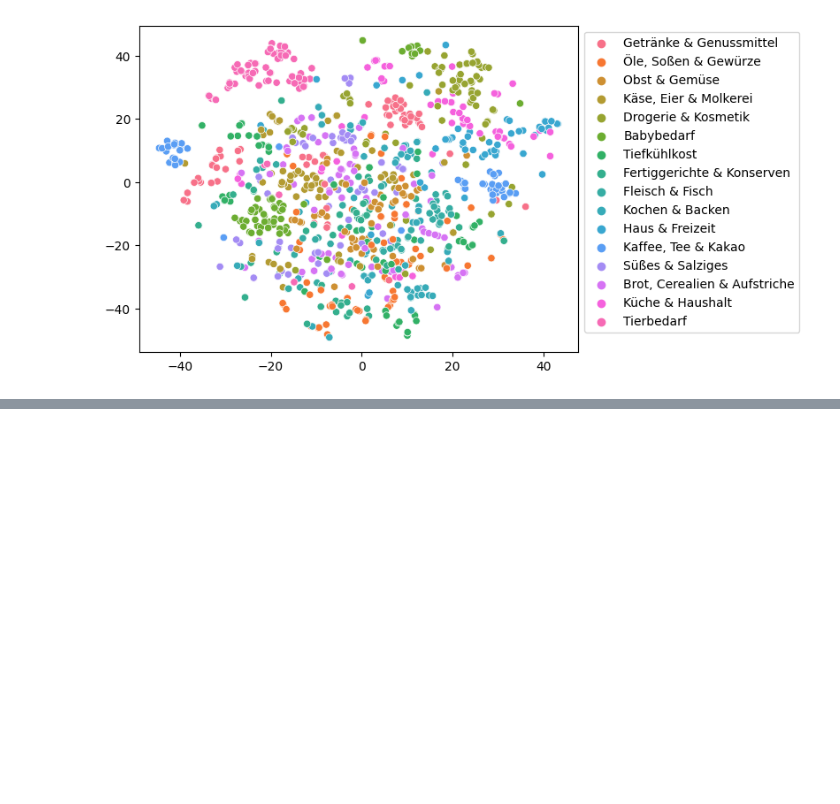
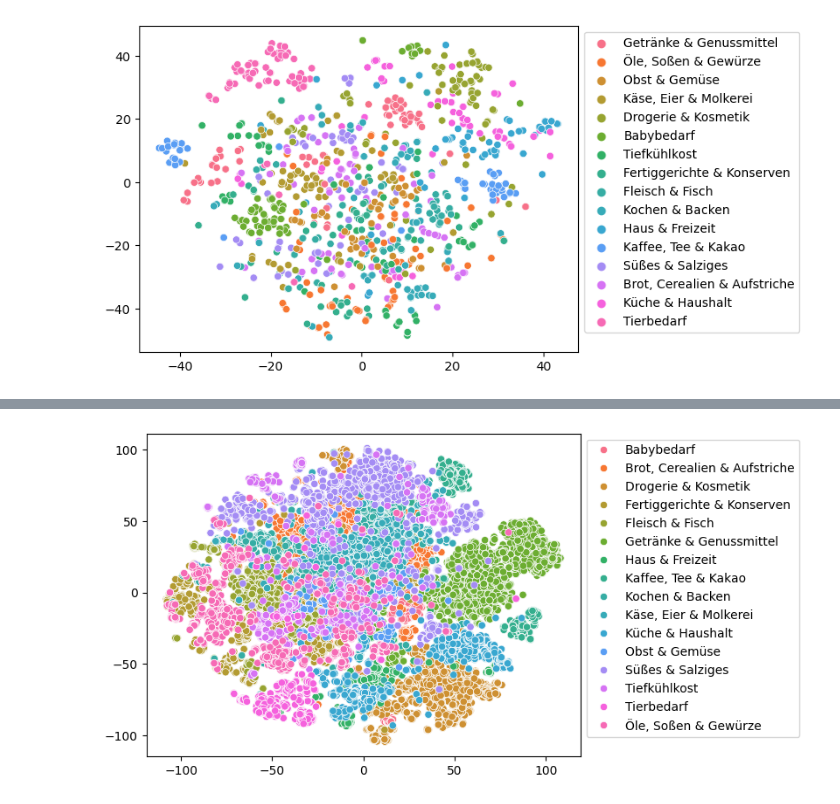
Before and after one commit to TopAudioData/receipt-contextualizer, a Jupyter notebook: notebooks/embeddings-api.ipynb, the cells around one changed output, grey strips where cells are left out. Saved outputs shown, nothing was run; the diff lists cells and outputs as text; code cells hidden in the pictures; blank space fills up the shorter version.

Commit message:
created baseline model and embedded all products from the dataset

```diff
--- a/notebooks/embeddings-api.ipynb
+++ b/notebooks/embeddings-api.ipynb
@@ -587,0 +590,10 @@ sns.move_legend(ax, 'upper left', bbox_to_anchor=(1, 1))
+# %%
+def get_embeddings_by_chunks(data, chunk_size):
+    chunks = [data[x : x + chunk_size] for x in range(0, len(data), chunk_size)]
+    embeddings_response = [
+        client.embeddings(model="mistral-embed", input=c) for c in chunks
+    ]
+    return [d.embedding for e in embeddings_response for d in e.data]
+
+df_filtered["embeddings"] = get_embeddings_by_chunks(df_filtered["name"].tolist(), 50)
+df_filtered
@@ -587,0 +616,6 @@ sns.move_legend(ax, 'upper left', bbox_to_anchor=(1, 1))
+# %%
+tsne = TSNE(n_components=2, random_state=0).fit_transform(np.array(df_filtered['embeddings'].to_list()))
+ax = sns.scatterplot(x=tsne[:, 0], y=tsne[:, 1], hue=np.array(df_filtered['category'].to_list()))
+sns.move_legend(ax, 'upper left', bbox_to_anchor=(1, 1))
+# %% [output]
+[figure, added]
```
Also changed, not shown: parts of 6 cells of this notebook, 2 other files.
